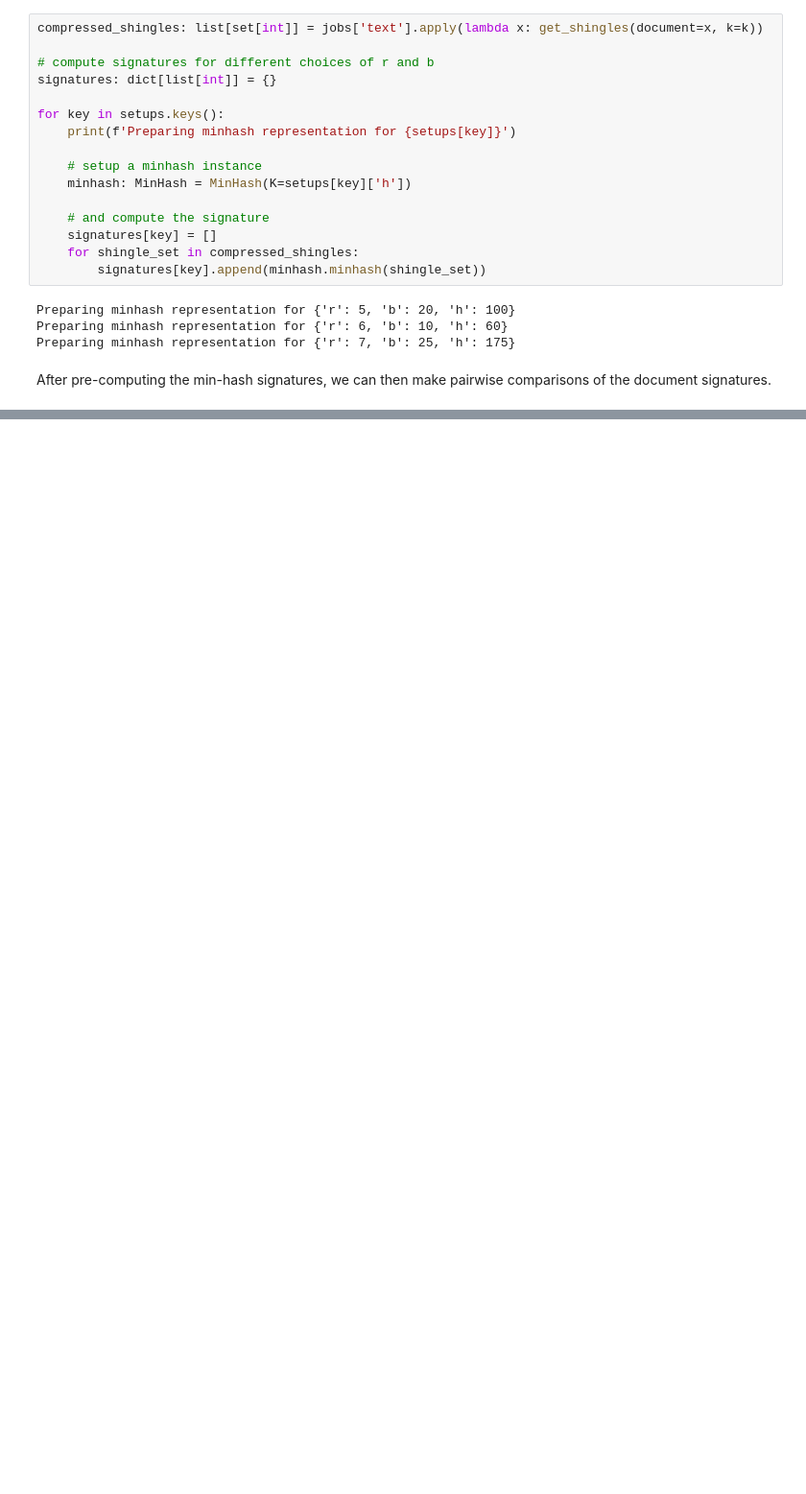
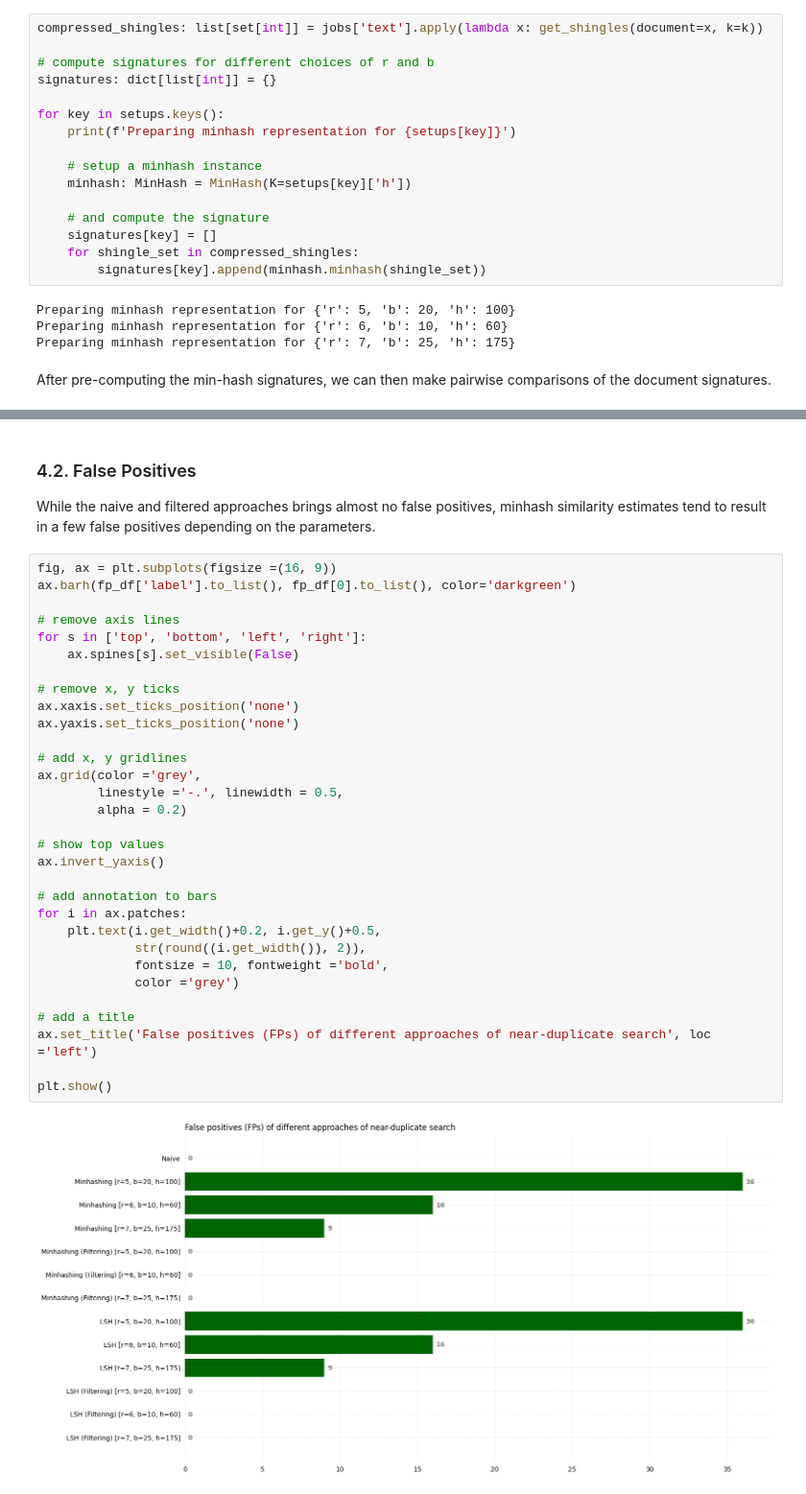
Before and after one commit to hanny-bal/LSH, a Jupyter notebook: LSH.ipynb, the cells around one changed output, grey strips where cells are left out. Shown at 96% size. Cells and saved outputs as stored; diff of their text form; blank space fills up the shorter version.

```diff
--- a/LSH.ipynb
+++ b/LSH.ipynb
@@ -165,0 +407,36 @@ False negatives (fn): 8
+# %% [markdown]
+### 4.2. False Positives
+While the naive and filtered approaches brings almost no false positives, minhash similarity estimates tend to result in a few false positives depending on the parameters.
+# %%
+fig, ax = plt.subplots(figsize =(16, 9))
+ax.barh(fp_df['label'].to_list(), fp_df[0].to_list(), color='darkgreen')
+
+# remove axis lines
+for s in ['top', 'bottom', 'left', 'right']:
+    ax.spines[s].set_visible(False)
+
+# remove x, y ticks
+ax.xaxis.set_ticks_position('none')
+ax.yaxis.set_ticks_position('none')
+
+# add x, y gridlines
+ax.grid(color ='grey',
+        linestyle ='-.', linewidth = 0.5,
+        alpha = 0.2)
+
+# show top values
+ax.invert_yaxis()
+
+# add annotation to bars
+for i in ax.patches:
+    plt.text(i.get_width()+0.2, i.get_y()+0.5,
+             str(round((i.get_width()), 2)),
+             fontsize = 10, fontweight ='bold',
+             color ='grey')
+
+# add a title
+ax.set_title('False positives (FPs) of different approaches of near-duplicate search', loc ='left')
+
+plt.show()
+# %% [output]
+[figure, added]
```
Also changed, not shown: parts of 19 cells of this notebook, 3 other files.
